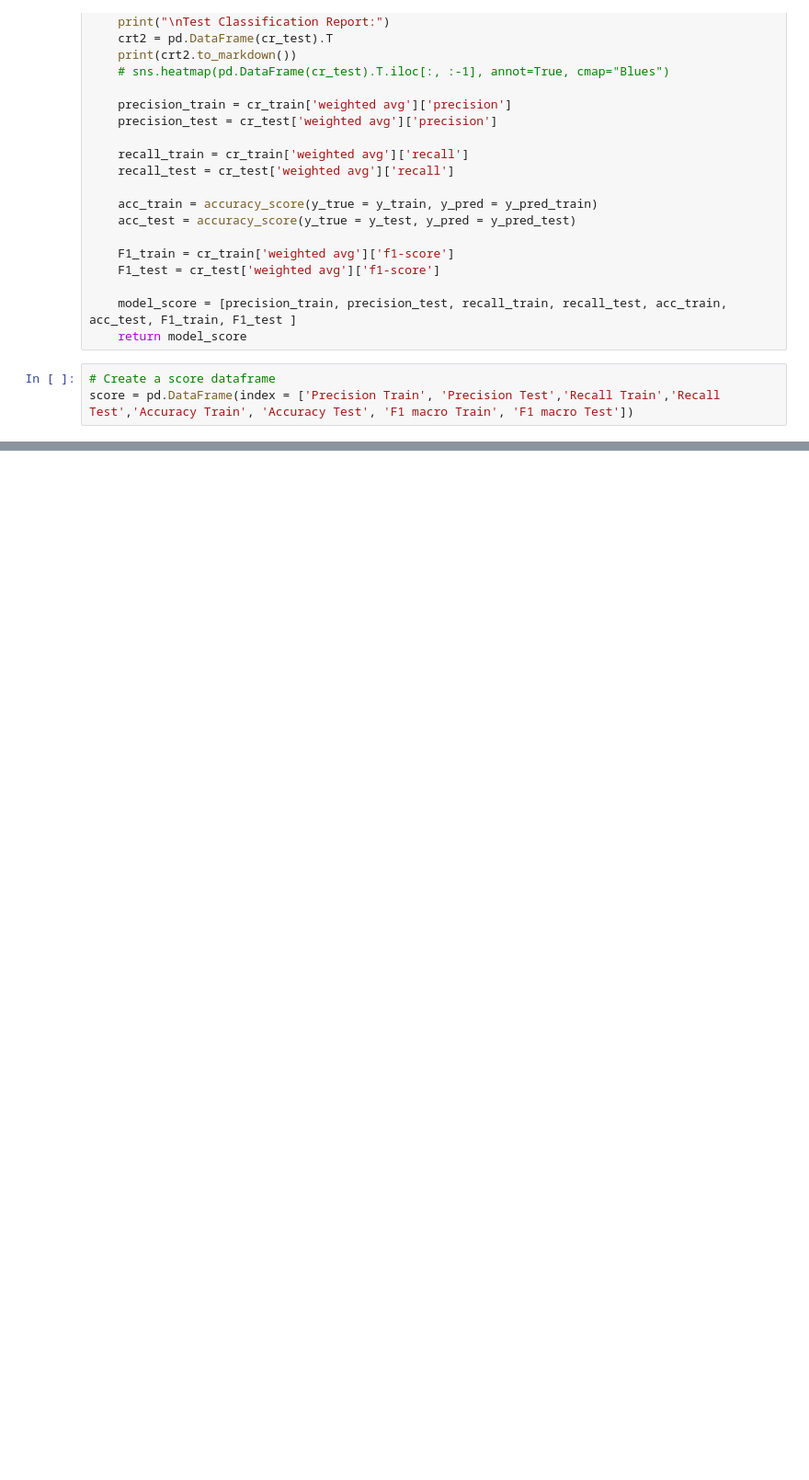
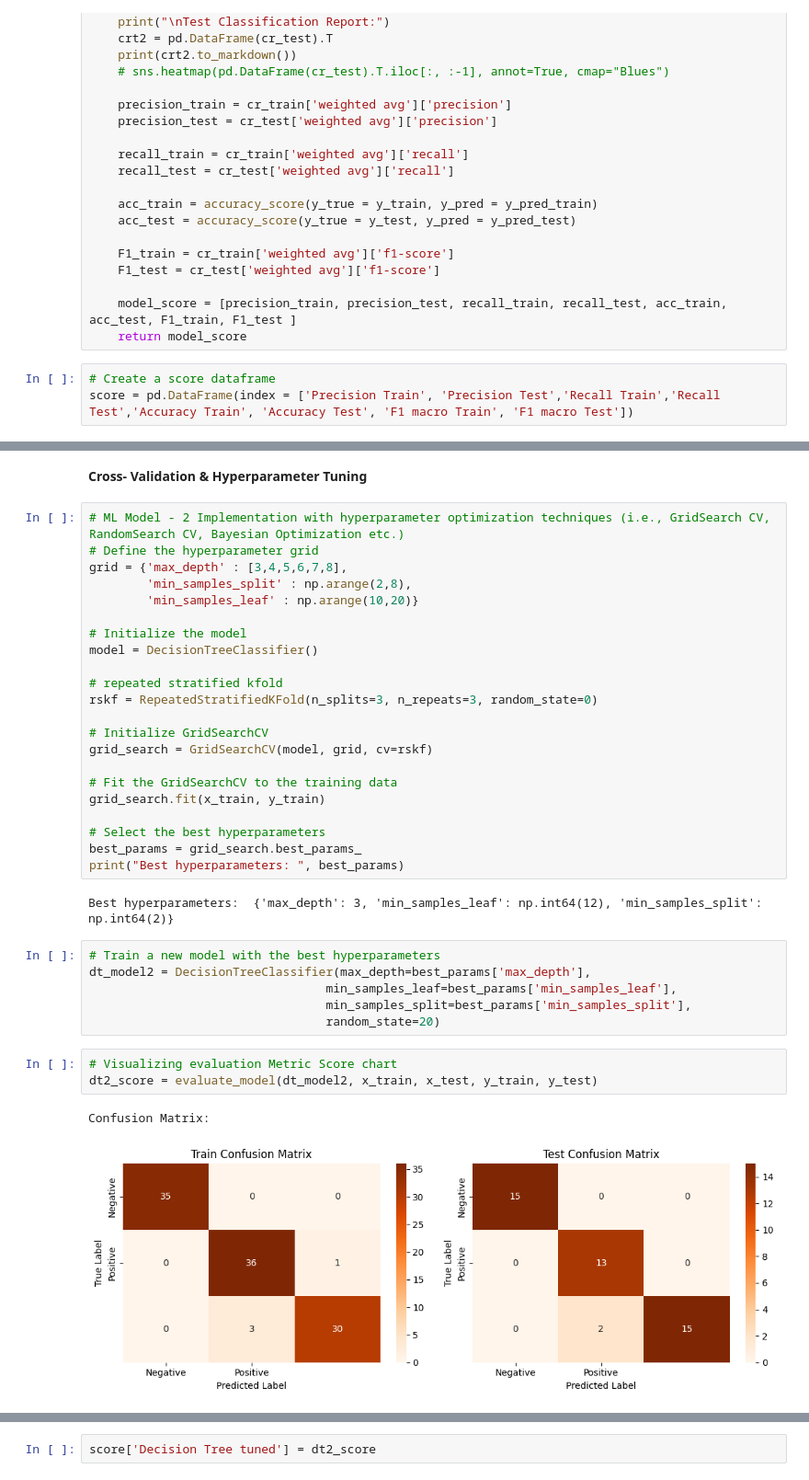
Before and after one commit to rsys-adsingh/Classification, a Jupyter notebook: ClassificationAlgo.ipynb, the cells around one changed output, grey strips where cells are left out. Shown: that part at 92% size. Drawn from its saved outputs; the diff is of its cells as text; blank space fills up the shorter version.

```diff
--- a/ClassificationAlgo.ipynb
+++ b/ClassificationAlgo.ipynb
@@ -378,0 +541,38 @@ score = pd.DataFrame(index = ['Precision Train', 'Precision Test','Recall Train'
+# %% [markdown]
+**Cross- Validation & Hyperparameter Tuning**
+# %%
+# ML Model - 2 Implementation with hyperparameter optimization techniques (i.e., GridSearch CV, RandomSearch CV, Bayesian Optimization etc.)
+# Define the hyperparameter grid
+grid = {'max_depth' : [3,4,5,6,7,8],
+        'min_samples_split' : np.arange(2,8),
+        'min_samples_leaf' : np.arange(10,20)}
+
+# Initialize the model
+model = DecisionTreeClassifier()
+
+# repeated stratified kfold
+rskf = RepeatedStratifiedKFold(n_splits=3, n_repeats=3, random_state=0)
+
+# Initialize GridSearchCV
+grid_search = GridSearchCV(model, grid, cv=rskf)
+
+# Fit the GridSearchCV to the training data
+grid_search.fit(x_train, y_train)
+
+# Select the best hyperparameters
+best_params = grid_search.best_params_
+print("Best hyperparameters: ", best_params)
+# %% [output]
+Best hyperparameters:  {'max_depth': 3, 'min_samples_leaf': np.int64(12), 'min_samples_split': np.int64(2)}
+# %%
+# Train a new model with the best hyperparameters
+dt_model2 = DecisionTreeClassifier(max_depth=best_params['max_depth'],
+                                 min_samples_leaf=best_params['min_samples_leaf'],
+                                 min_samples_split=best_params['min_samples_split'],
+                                 random_state=20)
+# %%
+# Visualizing evaluation Metric Score chart
+dt2_score = evaluate_model(dt_model2, x_train, x_test, y_train, y_test)
+# %% [output]
+Confusion Matrix:
+[figure, added]
@@ -378,0 +596,2 @@ score = pd.DataFrame(index = ['Precision Train', 'Precision Test','Recall Train'
+# %%
+score['Decision Tree tuned'] = dt2_score
```
Also changed, not shown: parts of 46 cells of this notebook.
